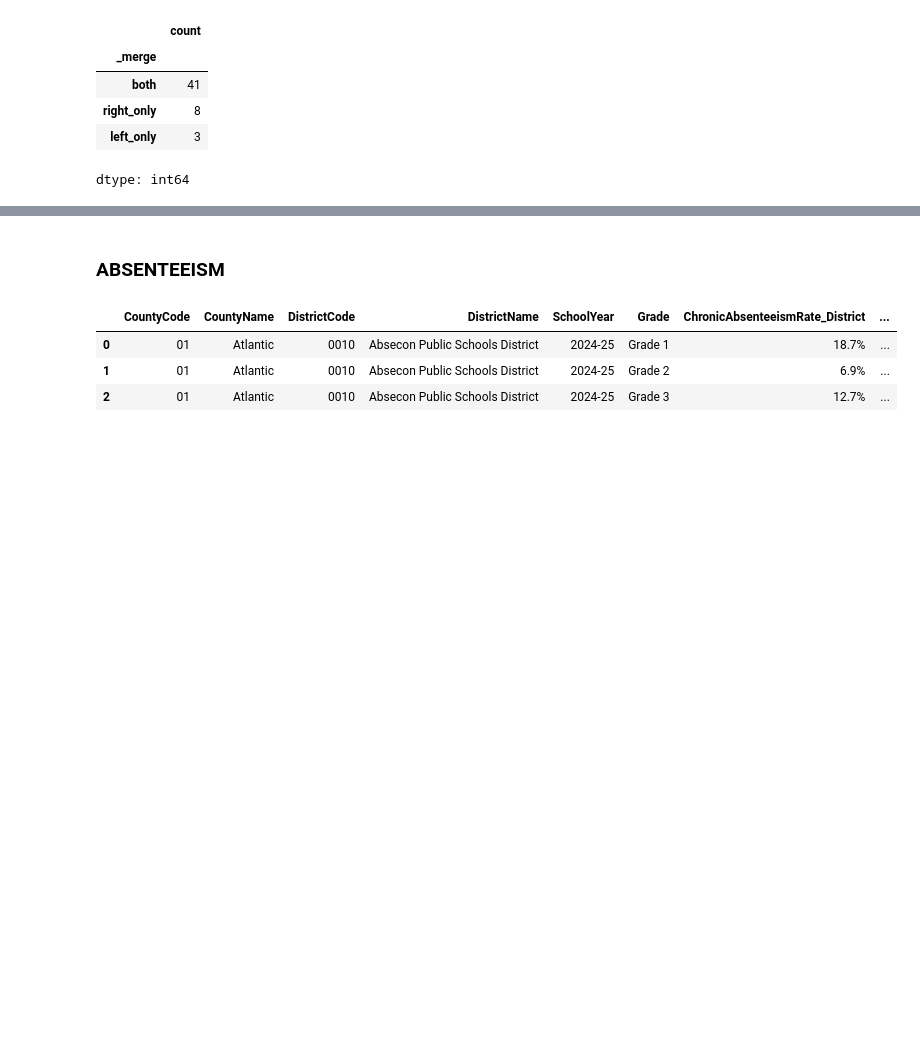
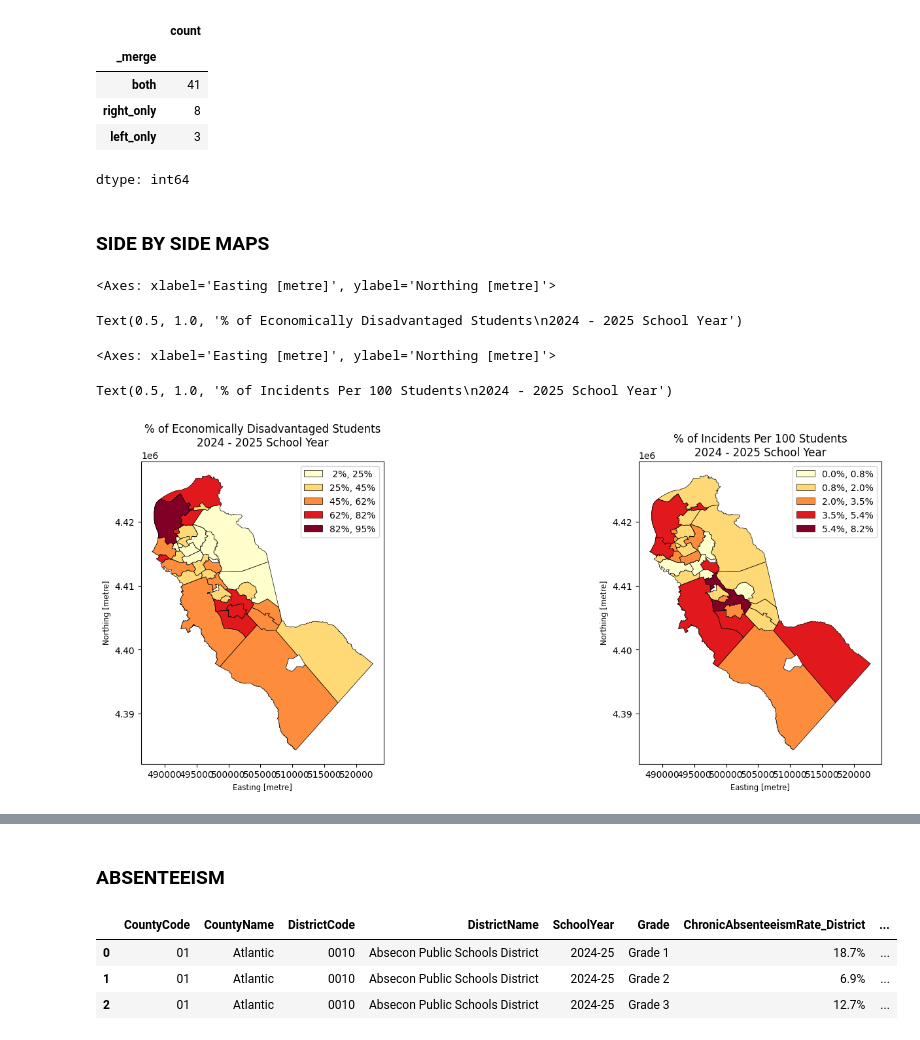
Before and after one commit to MhiyaJ/My-GIS-Stuff, a Jupyter notebook: After School Programs PS2.ipynb, the cells around one changed output, grey strips where cells are left out. Saved outputs shown, nothing was run; the diff lists cells and outputs as text; code cells hidden in the pictures; blank space fills up the shorter version.

```diff
--- a/After School Programs PS2.ipynb
+++ b/After School Programs PS2.ipynb
@@ -442,3 +442,27 @@ a1._merge.value_counts()
 | right_only | 8 |
 | left_only | 3 |
 dtype: int64
+# %% [markdown]
+### **SIDE BY SIDE MAPS**
+# %%
+fig, (ax1, ax2) = plt.subplots(1, 2, figsize=(18, 6))
+
+# Convert the 'Economically Disadvantaged Students' column to numeric, handling NaN values
+a6['Economically Disadvantaged Students'] = a6['Economically Disadvantaged Students'].apply(lambda x: float(x.replace('%', '')) if isinstance(x, str) else x)
+
+a6.plot(ax=ax1, column='Economically Disadvantaged Students', legend=True, cmap='YlOrRd',
+        scheme='natural_breaks', k=5, edgecolor='black', linewidth=.5, legend_kwds={"fmt": "{:.0f}%"})
+ax1.set_title('''% of Economically Disadvantaged Students\n2024 - 2025 School Year''')
+
+# Convert the 'IncidentsPer100Students' column to numeric, handling NaN values
+a1['IncidentsPer100Students'] = a1['IncidentsPer100Students'].apply(lambda x: float(x.replace('%', '')) if isinstance(x, str) else x)
+
+a1.plot(ax=ax2, column='IncidentsPer100Students', legend=True, cmap='YlOrRd',
+        scheme='natural_breaks', k=5, edgecolor='black', linewidth=.5, legend_kwds={"fmt": "{:.1f}%"})
+ax2.set_title('''% of Incidents Per 100 Students\n2024 - 2025 School Year''')
+# %% [output]
+<Axes: xlabel='Easting [metre]', ylabel='Northing [metre]'>
+Text(0.5, 1.0, '% of Economically Disadvantaged Students\n2024 - 2025 School Year')
+<Axes: xlabel='Easting [metre]', ylabel='Northing [metre]'>
+Text(0.5, 1.0, '% of Incidents Per 100 Students\n2024 - 2025 School Year')
+[figure, added]
```
Also changed, not shown: parts of 5 cells of this notebook.
